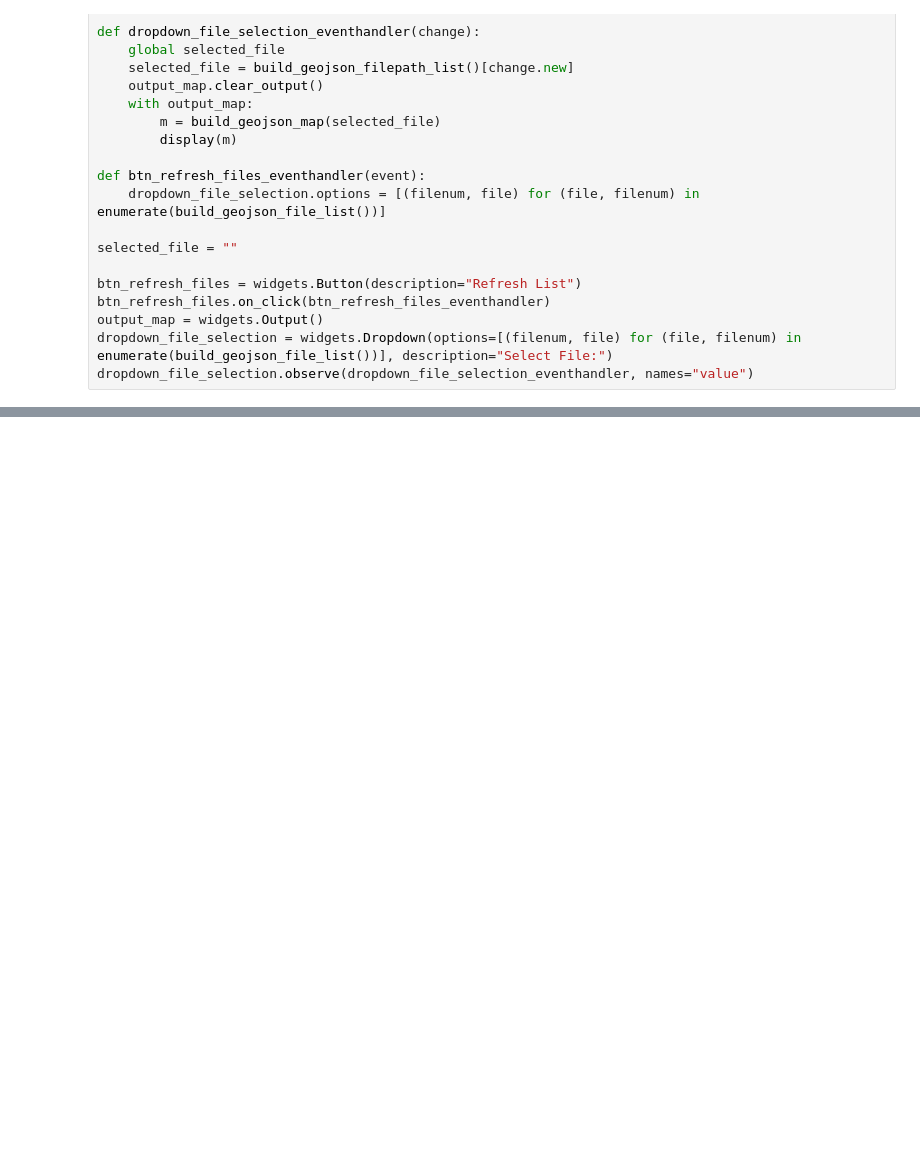
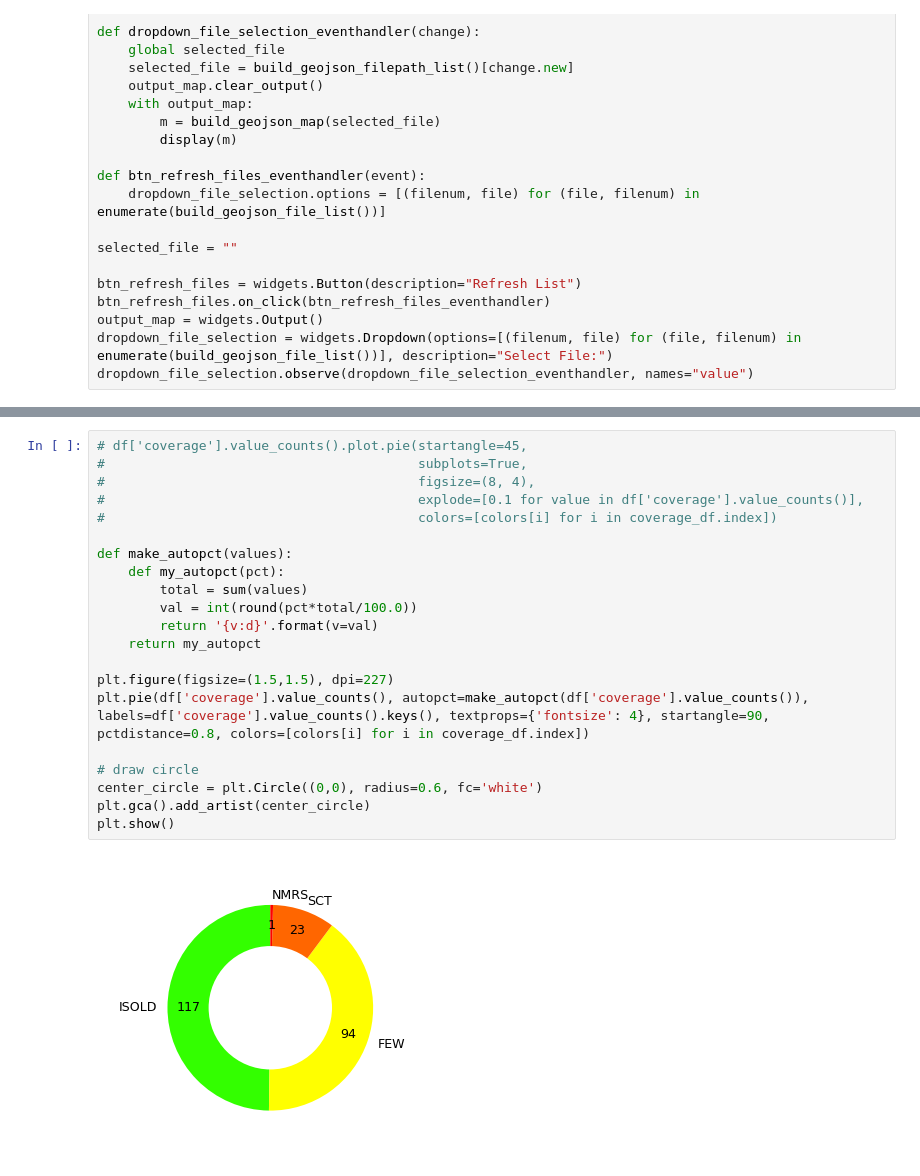
Before and after one commit to jasonwashburn/VWGeojsonViewer, a Jupyter notebook: VW_GeoJSON_Viewer.ipynb, the cells around one changed output, grey strips where cells are left out. Drawn from its saved outputs; the diff is of its cells as text; blank space fills up the shorter version.

```diff
--- a/VW_GeoJSON_Viewer.ipynb
+++ b/VW_GeoJSON_Viewer.ipynb
@@ -237,0 +225,23 @@ type_counts
+# %%
+# df['coverage'].value_counts().plot.pie(startangle=45,
+#                                        subplots=True,
+#                                        figsize=(8, 4),
+#                                        explode=[0.1 for value in df['coverage'].value_counts()],
+#                                        colors=[colors[i] for i in coverage_df.index])
+
+def make_autopct(values):
+    def my_autopct(pct):
+        total = sum(values)
+        val = int(round(pct*total/100.0))
+        return '{v:d}'.format(v=val)
+    return my_autopct
+
+plt.figure(figsize=(1.5,1.5), dpi=227)
+plt.pie(df['coverage'].value_counts(), autopct=make_autopct(df['coverage'].value_counts()), labels=df['coverage'].value_counts().keys(), textprops={'fontsize': 4}, startangle=90, pctdistance=0.8, colors=[colors[i] for i in coverage_df.index])
+
+# draw circle
+center_circle = plt.Circle((0,0), radius=0.6, fc='white')
+plt.gca().add_artist(center_circle)
+plt.show()
+# %% [output]
+[figure, added]
```
Also changed, not shown: parts of 37 cells of this notebook.
